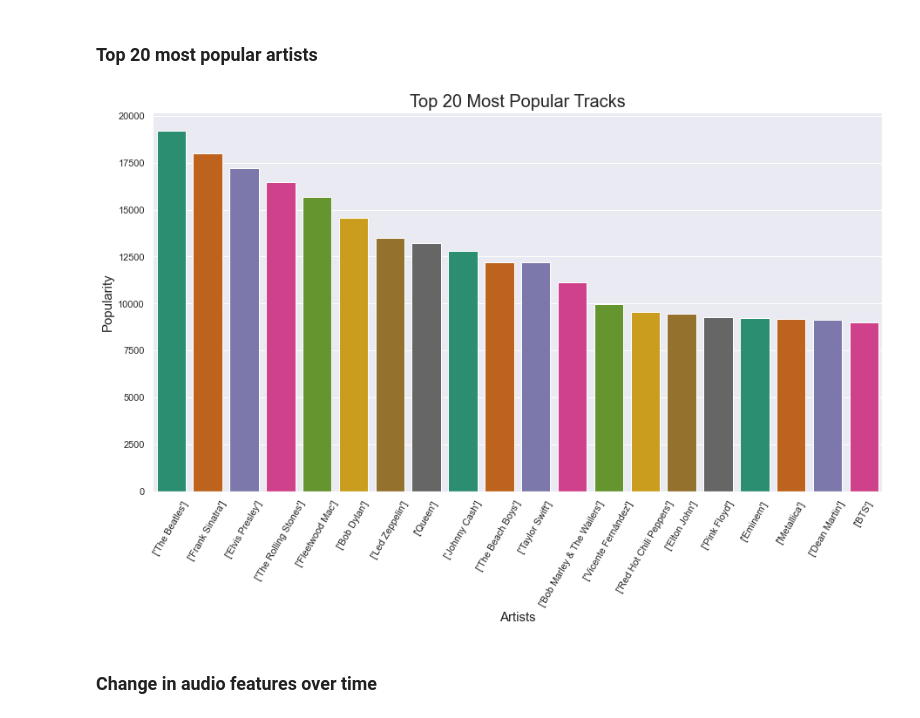
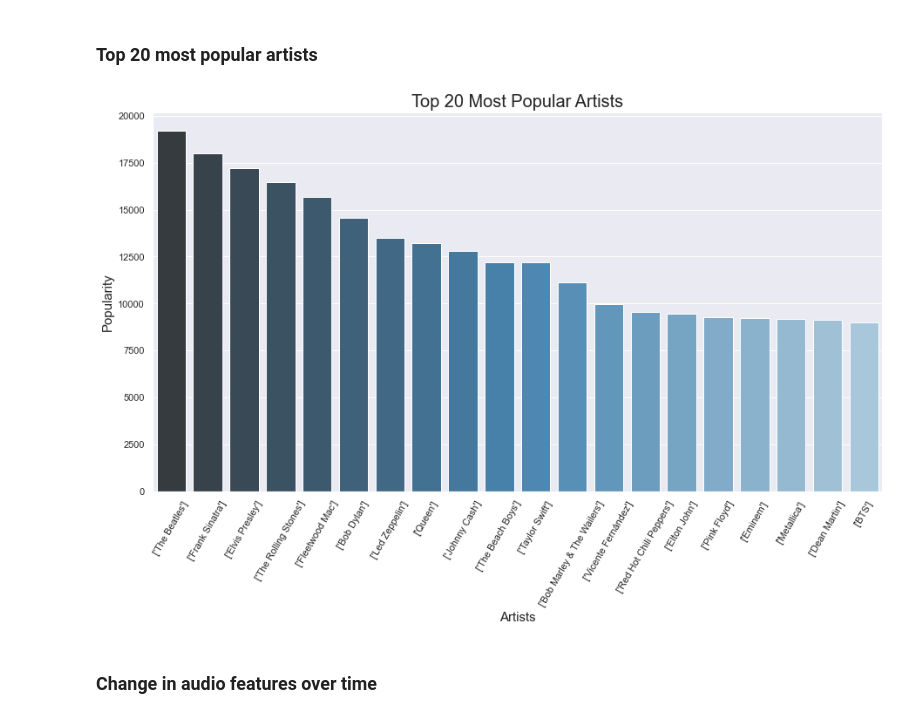
Before and after one commit to data-gab/Song-Popularity-Prediction, a Jupyter notebook: NOTEBOOKS/Data Scrubbing and EDA.ipynb, the cells around one changed output. Drawn from its saved outputs; the diff is of its cells as text; code cells hidden in the pictures.

```diff
--- a/NOTEBOOKS/Data Scrubbing and EDA.ipynb
+++ b/NOTEBOOKS/Data Scrubbing and EDA.ipynb
@@ -522,18 +522,18 @@ plt.show()
 # %%
 plt.figure(figsize=(15, 8))
 sns.set(style="darkgrid")
 
 popart = df.groupby("artists")["popularity"].sum().sort_values(ascending=False).head(20)
-ax = sns.barplot(popart.index, popart, palette=("Dark2"))
+ax = sns.barplot(popart.index, popart, palette=("Blues_d"))
 
-ax.set_title('Top 20 Most Popular Tracks', fontsize=20)
+ax.set_title('Top 20 Most Popular Artists', fontsize=20)
 ax.set_ylabel('Popularity', fontsize=15)
 ax.set_xlabel('Artists', fontsize=15)
 
 plt.xticks(rotation = 60)
 plt.show()
 # %% [output]
-[figure, old version]
+[figure, new version]
 # %% [markdown]
 ### Change in audio features over time
 # %%
```
Also changed, not shown: 11 other files.
